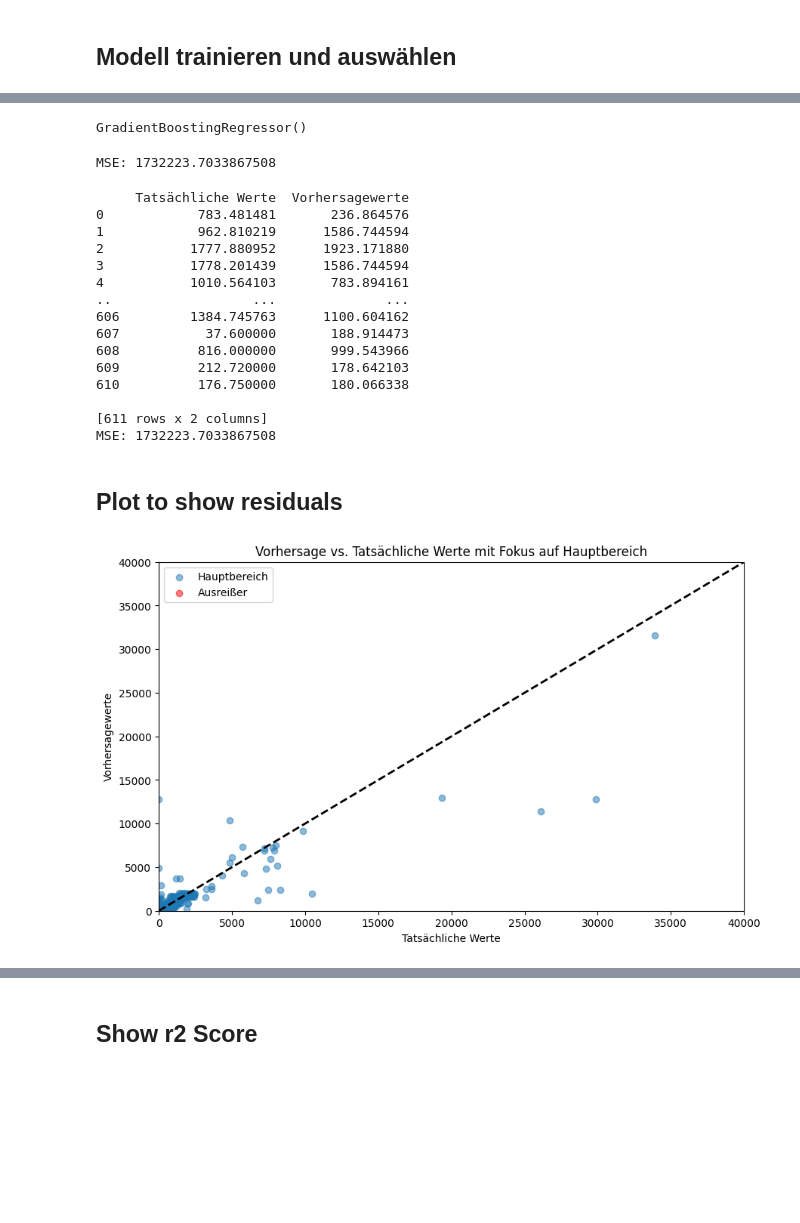
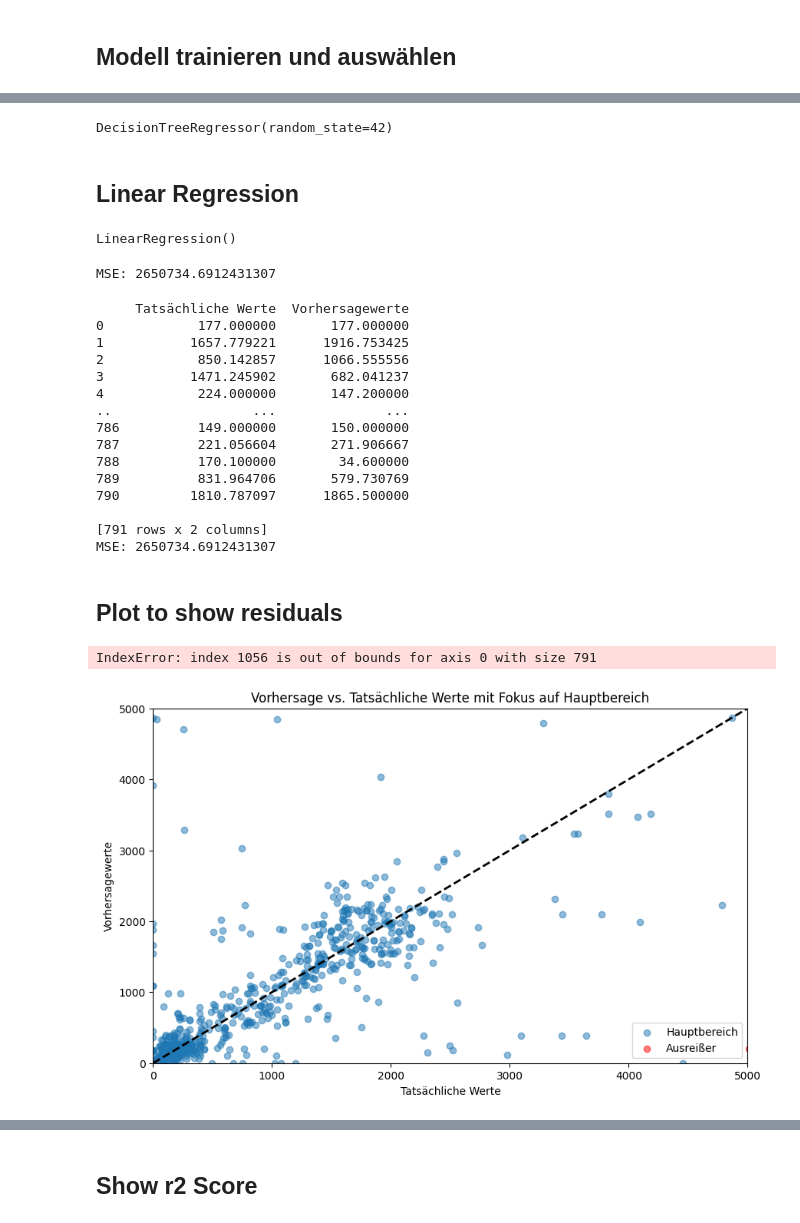
Before and after one commit to SimonUlu/performance-prediction, a Jupyter notebook: src/app/predictor/main.ipynb, the cells around one changed output, grey strips where cells are left out. Cells and saved outputs as stored; diff of their text form; code cells hidden in the pictures; blank space fills up the shorter version.

Commit message:
created notebook with simple models

```diff
--- a/src/app/predictor/main.ipynb
+++ b/src/app/predictor/main.ipynb
@@ -40,13 +42,21 @@ X_train, X_test, y_train, y_test = train_test_split(X, y, test_size=0.2, random_
+# %%
+# Trainieren des Modells
+model = DecisionTreeRegressor(random_state=42)
+model.fit(X_train, y_train)
+# %% [output]
+DecisionTreeRegressor(random_state=42)
+# %% [markdown]
+## Linear Regression
 # %%
-model = GradientBoostingRegressor()
+model = LinearRegression()
 model.fit(X_train, y_train)
 # %% [output]
-GradientBoostingRegressor()
+LinearRegression()
 # %%
 y_pred = model.predict(X_test)
 print("MSE:", mean_squared_error(y_test, y_pred))
 # %% [output]
-MSE: 1732223.7033867508
+MSE: 2650734.6912431307
 # %%
 comparison_df = pd.DataFrame({'Tatsächliche Werte': y_test, 'Vorhersagewerte': y_pred})
 # Zurücksetzen des Index, um die Zeilennummerierung zu vereinfachen
@@ -58,52 +68,53 @@ print(comparison_df)
 print("MSE:", mean_squared_error(y_test, y_pred))
 # %% [output]
      Tatsächliche Werte  Vorhersagewerte
-0            783.481481       236.864576
-1            962.810219      1586.744594
-2           1777.880952      1923.171880
-3           1778.201439      1586.744594
-4           1010.564103       783.894161
+0            177.000000       177.000000
+1           1657.779221      1916.753425
+2            850.142857      1066.555556
+3           1471.245902       682.041237
+4            224.000000       147.200000
 ..                  ...              ...
-606         1384.745763      1100.604162
-607           37.600000       188.914473
-608          816.000000       999.543966
-609          212.720000       178.642103
-610          176.750000       180.066338
+786          149.000000       150.000000
+787          221.056604       271.906667
+788          170.100000        34.600000
+789          831.964706       579.730769
+790         1810.787097      1865.500000
 
-[611 rows x 2 columns]
-MSE: 1732223.7033867508
+[791 rows x 2 columns]
+MSE: 2650734.6912431307
 # %% [markdown]
 ## Plot to show residuals
 # %%
 plt.figure(figsize=(10, 6))
 
 # Definieren des Hauptbereichs für die Darstellung
-hauptbereich_max = 40000
+hauptbereich_max = 5000
 
 # Erstellen eines Scatter-Plots für Werte innerhalb des Hauptbereichs
 im_hauptbereich = y_test <= hauptbereich_max
 plt.scatter(y_test[im_hauptbereich], y_pred[im_hauptbereich], alpha=0.5, label='Hauptbereich')
 
 # Optional: Hervorheben von Ausreißern mit anderer Farbe oder Marker
 ausreisser = y_test > hauptbereich_max
 plt.scatter(y_test[ausreisser], y_pred[ausreisser], color='red', alpha=0.5, label='Ausreißer')
 
 # Anpassen der y-Achse des Plots, um den Fokus auf den Hauptbereich zu setzen
 plt.ylim(0, hauptbereich_max)
 
 # Anpassen der x-Achse, falls gewünscht
 plt.xlim(0, hauptbereich_max)
 
 plt.title('Vorhersage vs. Tatsächliche Werte mit Fokus auf Hauptbereich')
 plt.xlabel('Tatsächliche Werte')
 plt.ylabel('Vorhersagewerte')
 plt.plot([0, hauptbereich_max], [0, hauptbereich_max], 'k--', lw=2)  # Diagonale Linie im Hauptbereich
 plt.legend()
 
 # Optional: Ausreißer außerhalb des Plots hervorheben oder kennzeichnen
 for i in y_test[ausreisser].index:
     plt.annotate(f'Ausreißer', (y_test[i], y_pred[i]), textcoords="offset points", xytext=(0,10), ha='center')
 
 plt.show()
 # %% [output]
+IndexError: index 1056 is out of bounds for axis 0 with size 791
-[figure, old version]
+[figure, new version]
```
Also changed, not shown: parts of 6 cells of this notebook, 28 other files.
